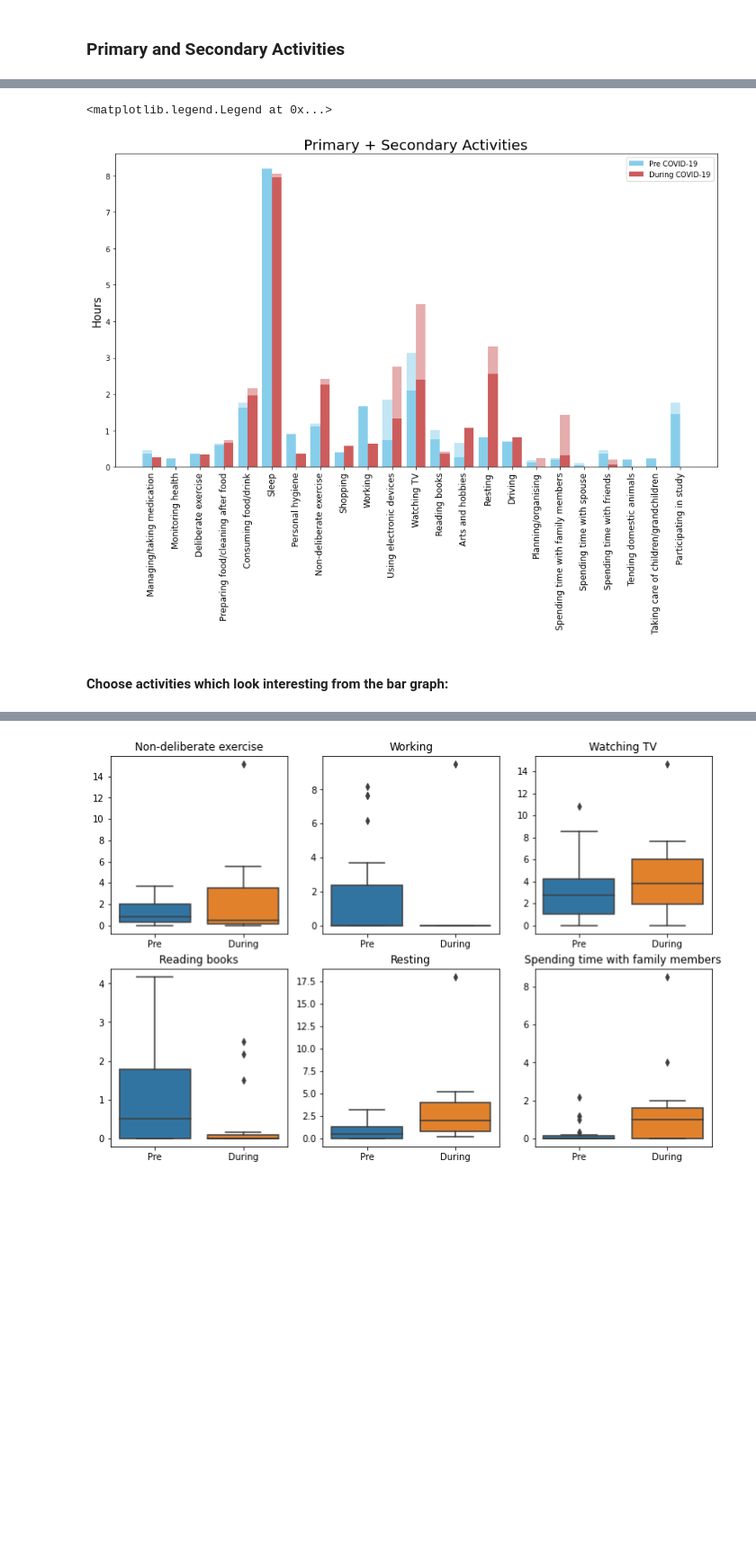
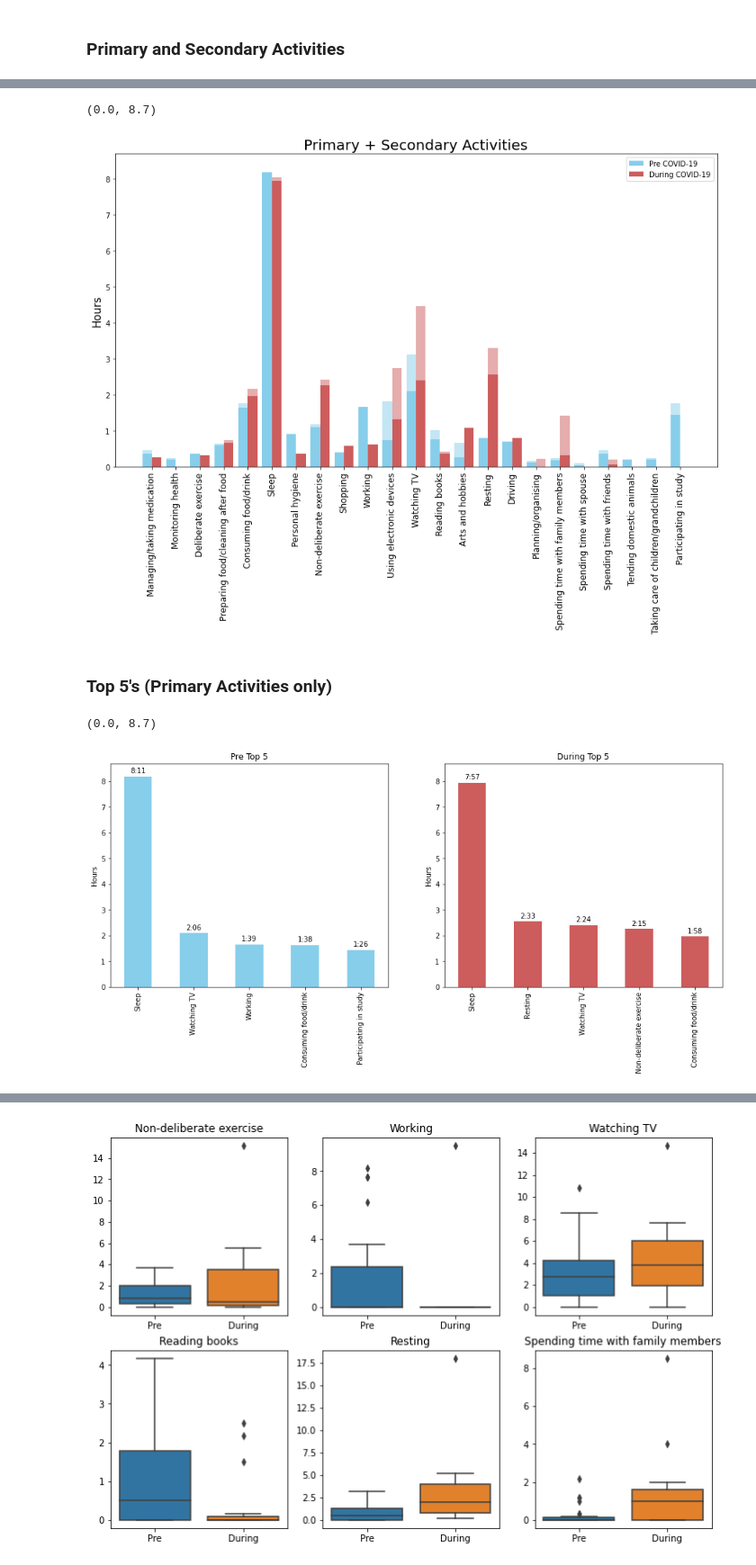
Before and after one commit to tommiehayes/Time-use-Analysis, a Jupyter notebook: Time use Analysis.ipynb, the cells around one changed output, grey strips where cells are left out. Shown at 90% size. Saved outputs shown, nothing was run; the diff lists cells and outputs as text; code cells hidden in the pictures; blank space fills up the shorter version.

```diff
--- a/Time use Analysis.ipynb
+++ b/Time use Analysis.ipynb
@@ -80,4 +96,5 @@ plt.ylim(0, 8.5)
 # %%
+#Means of Total Activities plot
 fig, ax = plt.subplots(figsize=(15, 8))
 x=np.arange(23)
 bar_width = 0.4
@@ -95,8 +112,41 @@ ax.set_xticklabels(pre_pri.columns[1:-1], rotation=90, size=12)
 ax.set_title('Primary + Secondary Activities', size=20)
 ax.set_ylabel('Hours', size=15)
 ax.legend()
+plt.ylim(0, 8.7)
 # %% [output]
-<matplotlib.legend.Legend at 0x...>
+(0.0, 8.7)
 [figure]
-# %% [markdown]
-#### Choose activities which look interesting from the bar graph:
+# %% [markdown]
+### Top 5's (Primary Activities only)
+# %%
+#Sort datasets in descending order
+pre_means = pre_pri.mean().sort_values(ascending=False)
+dur_means = dur_pri.mean().sort_values(ascending=False)
+
+pre_means_morn = pre_pri_morn.mean().sort_values(ascending=False)
+pre_means_aft = pre_pri_aft.mean().sort_values(ascending=False)
+pre_means_eve = pre_pri_eve.mean().sort_values(ascending=False)
+
+dur_means_morn = dur_pri_morn.mean().sort_values(ascending=False)
+dur_means_aft = dur_pri_aft.mean().sort_values(ascending=False)
+dur_means_eve = dur_pri_eve.mean().sort_values(ascending=False)
+# %%
+#Top 5 Overall
+plt.figure(figsize=(16, 6))
+
+plt.subplot(1, 2, 1)
+ax = pre_means[:5].plot(kind='bar', color = 'SkyBlue')
+ax.set_ylabel('Hours')
+ax.set_title('Pre Top 5')
+autolabel(ax.patches)
+plt.ylim(0, 8.7)
+
+plt.subplot(1, 2, 2)
+ax = dur_means[:5].plot(kind='bar', color = 'IndianRed')
+ax.set_ylabel('Hours')
+ax.set_title('During Top 5')
+autolabel(ax.patches)
+plt.ylim(0, 8.7)
+# %% [output]
+(0.0, 8.7)
+[figure, added]
```
Also changed, not shown: parts of 25 cells of this notebook.
